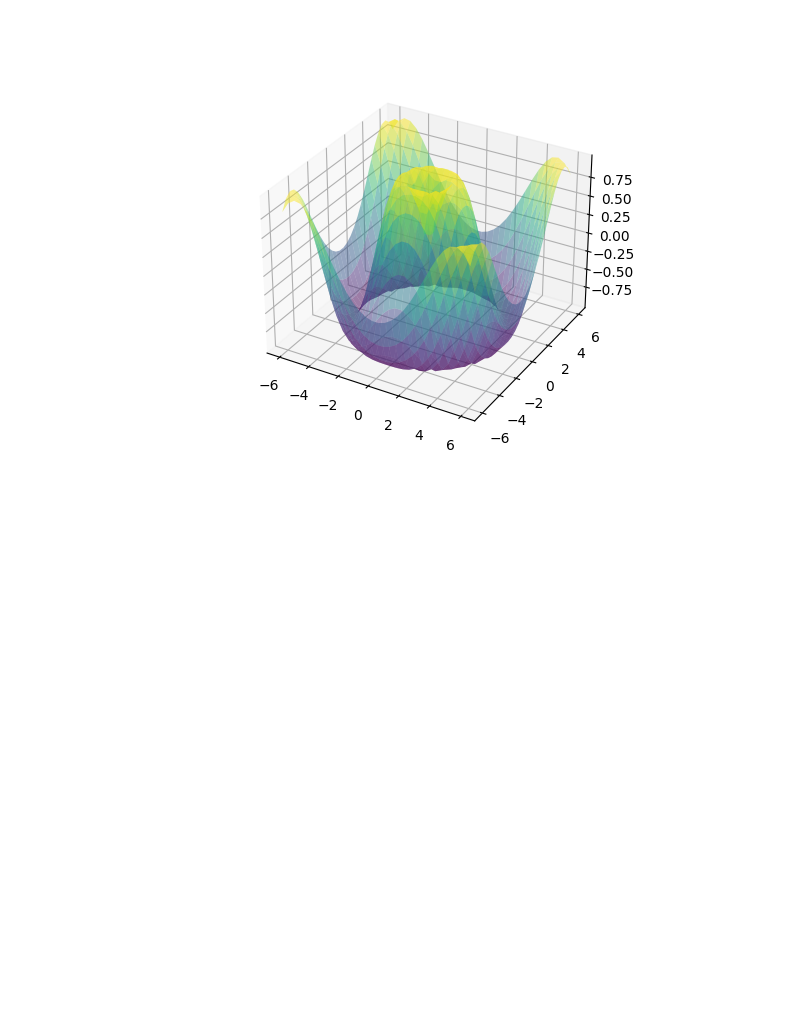
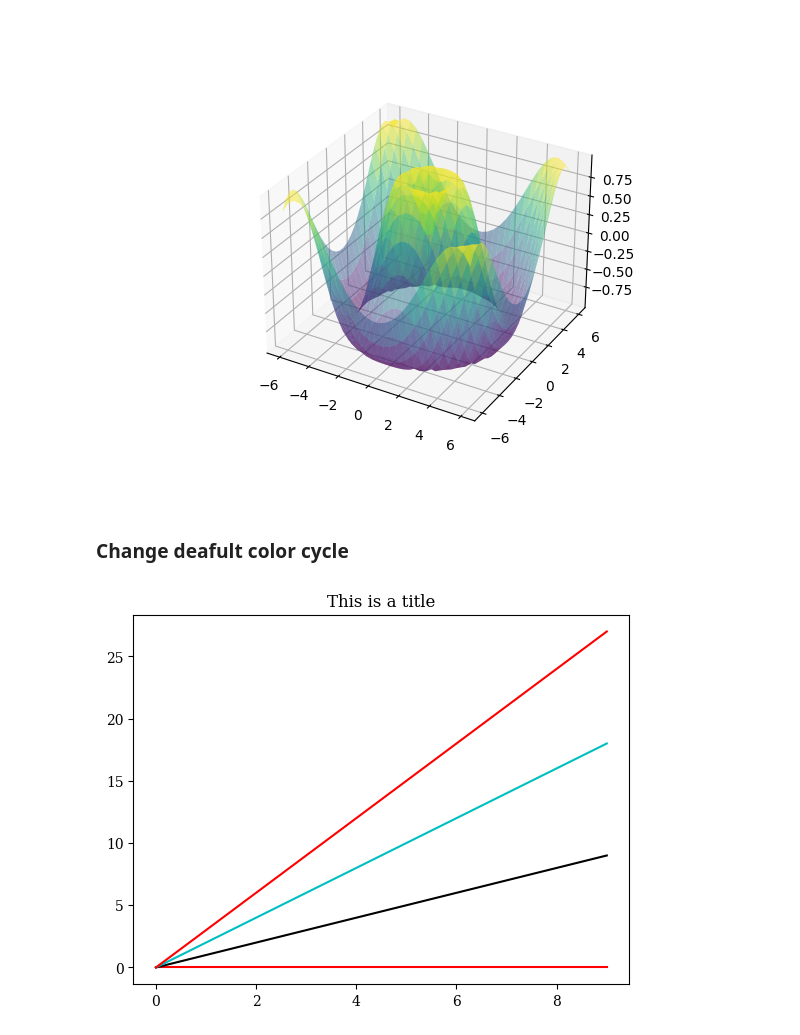
Before and after one commit to marcdelabarrera/python_snippets, a Jupyter notebook: matplotlib/matplotlib.ipynb, the cells around one changed output. Drawn from its saved outputs; the diff is of its cells as text; code cells hidden in the pictures; blank space fills up the shorter version.

```diff
--- a/matplotlib/matplotlib.ipynb
+++ b/matplotlib/matplotlib.ipynb
@@ -35,3 +35,15 @@ fig.show()
 # %% [output]
 [figure]
 [figure]
+# %% [markdown]
+### Change deafult color cycle
+# %%
+plt.rcParams['axes.prop_cycle'] = plt.cycler(color=["r", "k", "c"])
+plt.rcParams["font.family"] = 'serif'
+# %%
+fig,ax=plt.subplots()
+[ax.plot(i*np.array(range(10))) for i in range(4)]
+ax.set(title='This is a title')
+fig.show()
+# %% [output]
+[figure, added]
```
Also changed, not shown: 4 other files.
